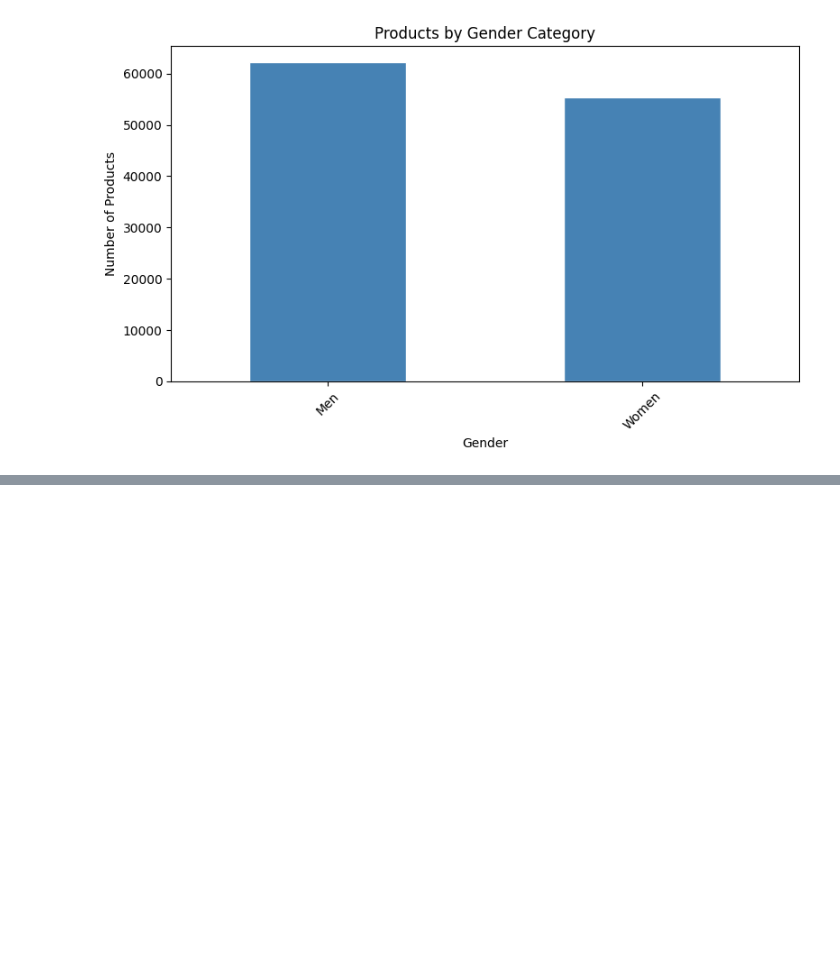
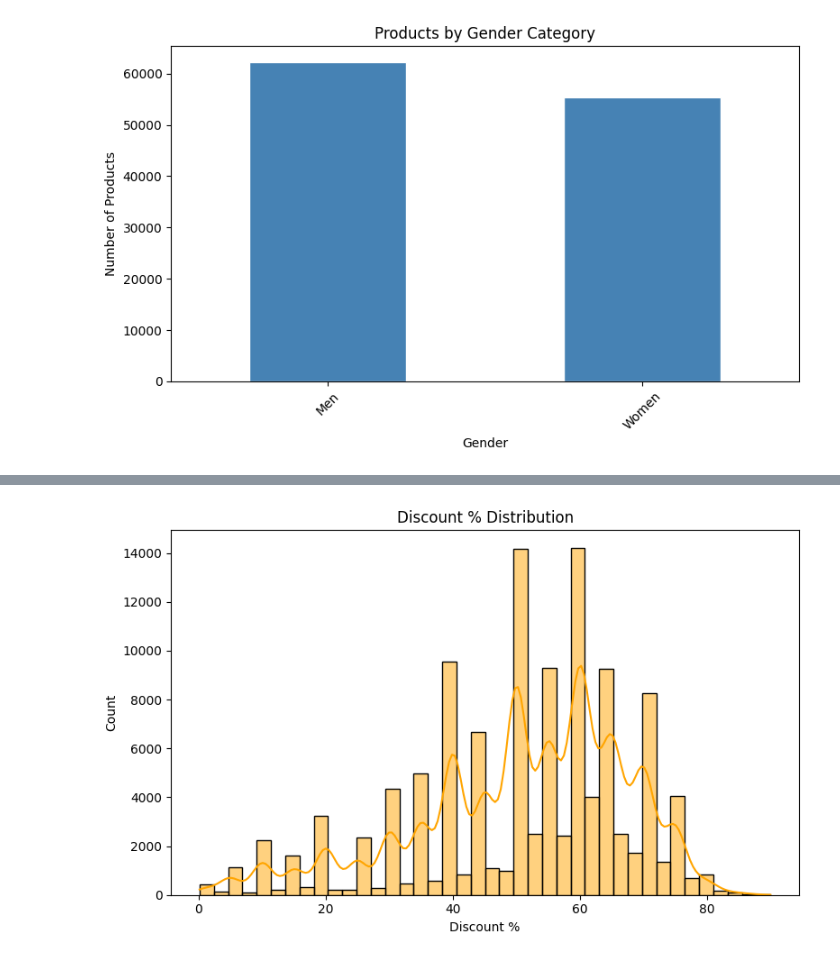
Before and after one commit to sanjanamaini/MyntraFashion-analysis, a Jupyter notebook: main.ipynb, the cells around one changed output, grey strips where cells are left out. Drawn from its saved outputs; the diff is of its cells as text; code cells hidden in the pictures; blank space fills up the shorter version.

```diff
--- a/main.ipynb
+++ b/main.ipynb
@@ -127,0 +166,10 @@ plt.show()
+# %%
+plt.figure(figsize=(8,5))
+sns.histplot(d['DiscountPercent'], bins=40, color='orange', kde=True)
+plt.title('Discount % Distribution')
+plt.xlabel('Discount %')
+plt.tight_layout()
+# plt.savefig('outputs/discount_distribution.png')
+plt.show()
+# %% [output]
+[figure, added]
```
Also changed, not shown: parts of 18 cells of this notebook.
